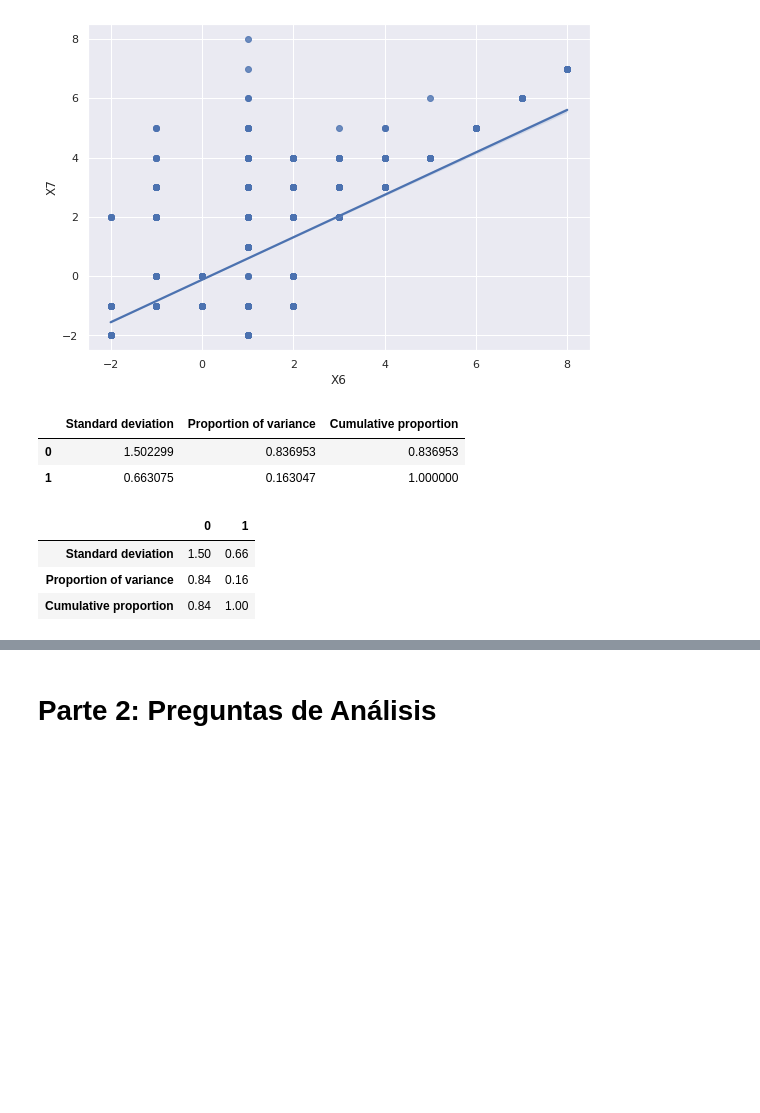
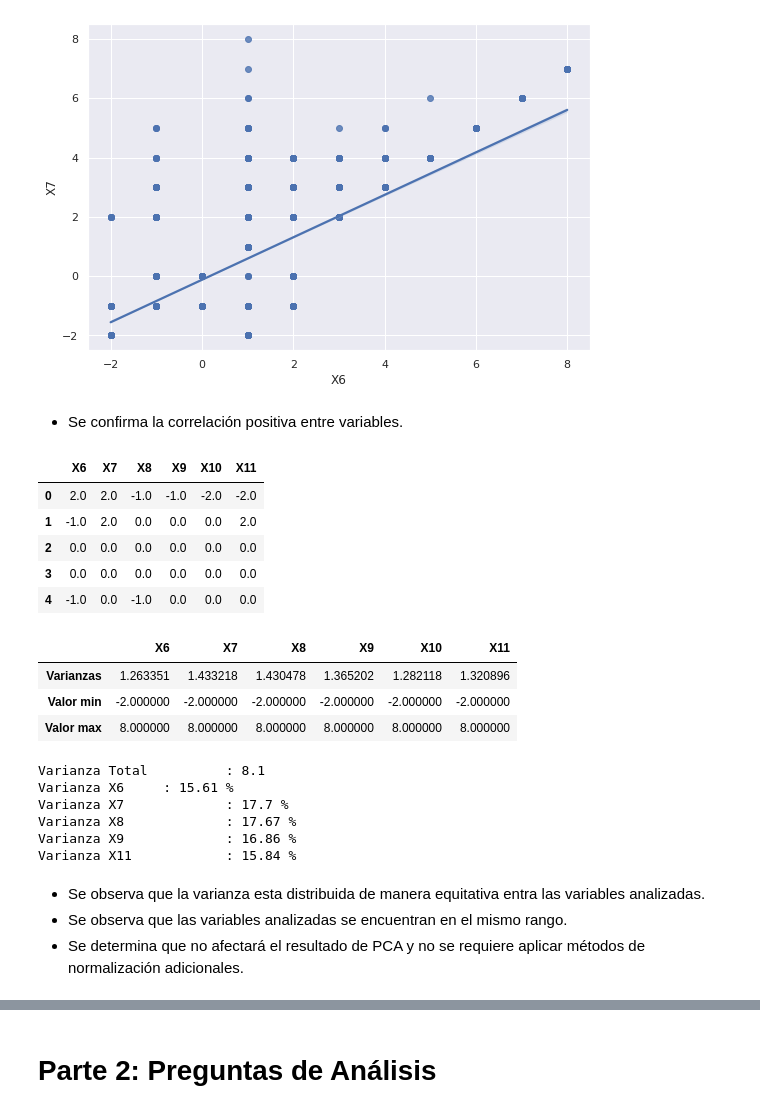
Before and after one commit to PosgradoMNA/actividades-de-aprendizaje-rzunick, a Jupyter notebook: Semana_4_Actividad_1_Practica_PCA_Ronald_Zuniga_A01686240.ipynb, the cells around one changed output, grey strips where cells are left out. Saved outputs shown, nothing was run; the diff lists cells and outputs as text; code cells hidden in the pictures; blank space fills up the shorter version.

```diff
--- a/Semana_4_Actividad_1_Practica_PCA_Ronald_Zuniga_A01686240.ipynb
+++ b/Semana_4_Actividad_1_Practica_PCA_Ronald_Zuniga_A01686240.ipynb
@@ -208,29 +208,62 @@ p
 # %% [output]
 <matplotlib.axes._subplots.AxesSubplot at 0x...>
 [figure]
+# %% [markdown]
+* Se confirma la correlación positiva entre variables.
+# %%
+# Se selecciona Rango X6 a X11
+df_num = df.iloc[:,6:12]
+df_num.head()
+# %% [output]
+|  | X6 | X7 | X8 | X9 | X10 | X11 |
+| 0 | 2.0 | 2.0 | -1.0 | -1.0 | -2.0 | -2.0 |
+| 1 | -1.0 | 2.0 | 0.0 | 0.0 | 0.0 | 2.0 |
+| 2 | 0.0 | 0.0 | 0.0 | 0.0 | 0.0 | 0.0 |
+| 3 | 0.0 | 0.0 | 0.0 | 0.0 | 0.0 | 0.0 |
+| 4 | -1.0 | 0.0 | -1.0 | 0.0 | 0.0 | 0.0 |
+# %%
+# Analisis de varianzas
+cols = ["X6", "X7","X8","X9","X10","X11"]
+
+summary = {
+    "Varianzas": df_num[cols].var(),
+    "Valor min": df_num[cols].min(),
+    "Valor max": df_num[cols].max()
+}
+
+pd.DataFrame(summary, index = cols).transpose()
+# %% [output]
+|  | X6 | X7 | X8 | X9 | X10 | X11 |
+| Varianzas | 1.263351 | 1.433218 | 1.430478 | 1.365202 | 1.282118 | 1.320896 |
+| Valor min | -2.000000 | -2.000000 | -2.000000 | -2.000000 | -2.000000 | -2.000000 |
+| Valor max | 8.000000 | 8.000000 | 8.000000 | 8.000000 | 8.000000 | 8.000000 |
+# %%
+t = df_num.var().sum()
+
+var_X6 = df_num.X6.var()
+var_X7 = df_num.X7.var()
+var_X8 = df_num.X8.var()
+var_X9 = df_num.X9.var()
+var_X10 = df_num.X10.var()
+var_X11 = df_num.X11.var()
+
+print('Varianza Total \t\t:',t.round(2))
+print('Varianza X6 \t:', ((var_X6/t)*100).round(2),'%' )
+print('Varianza X7 \t\t:', ((var_X7/t)*100).round(2),'%' )
+print('Varianza X8 \t\t:', ((var_X8/t)*100).round(2),'%' )
+print('Varianza X9 \t\t:', ((var_X9/t)*100).round(2),'%' )
+print('Varianza X11 \t\t:', ((var_X10/t)*100).round(2),'%' )
+# %% [output]
+Varianza Total          : 8.1
+Varianza X6     : 15.61 %
+Varianza X7             : 17.7 %
+Varianza X8             : 17.67 %
+Varianza X9             : 16.86 %
+Varianza X11            : 15.84 %
+# %% [markdown]
+* Se observa que la varianza esta distribuida de manera equitativa entra las variables analizadas.
+* Se observa que las variables analizadas se encuentran en el mismo rango.
+* Se determina que no afectará el resultado de PCA y no se requiere aplicar métodos de normalización adicionales.
 # %%
 # Analisis PCA
 from sklearn.decomposition import PCA
-# %%
-pcs = PCA(n_components=2)
-
-pcs.fit(df[['X6', 'X7']])
-
-pcsSummary = pd.DataFrame({'Standard deviation': np.sqrt(pcs.explained_variance_),
-                          'Proportion of variance': pcs.explained_variance_ratio_,
-                          'Cumulative proportion': np.cumsum(pcs.explained_variance_ratio_)#column
-                          }
-                          )
-pcsSummary
-# %% [output]
-|  | Standard deviation | Proportion of variance | Cumulative proportion |
-| 0 | 1.502299 | 0.836953 | 0.836953 |
-| 1 | 0.663075 | 0.163047 | 1.000000 |
-# %%
-pcsSummary = pcsSummary.transpose()
-pcsSummary.round(2)
-# %% [output]
-|  | 0 | 1 |
-| Standard deviation | 1.50 | 0.66 |
-| Proportion of variance | 0.84 | 0.16 |
-| Cumulative proportion | 0.84 | 1.00 |
```
Also changed, not shown: parts of 18 cells of this notebook.
